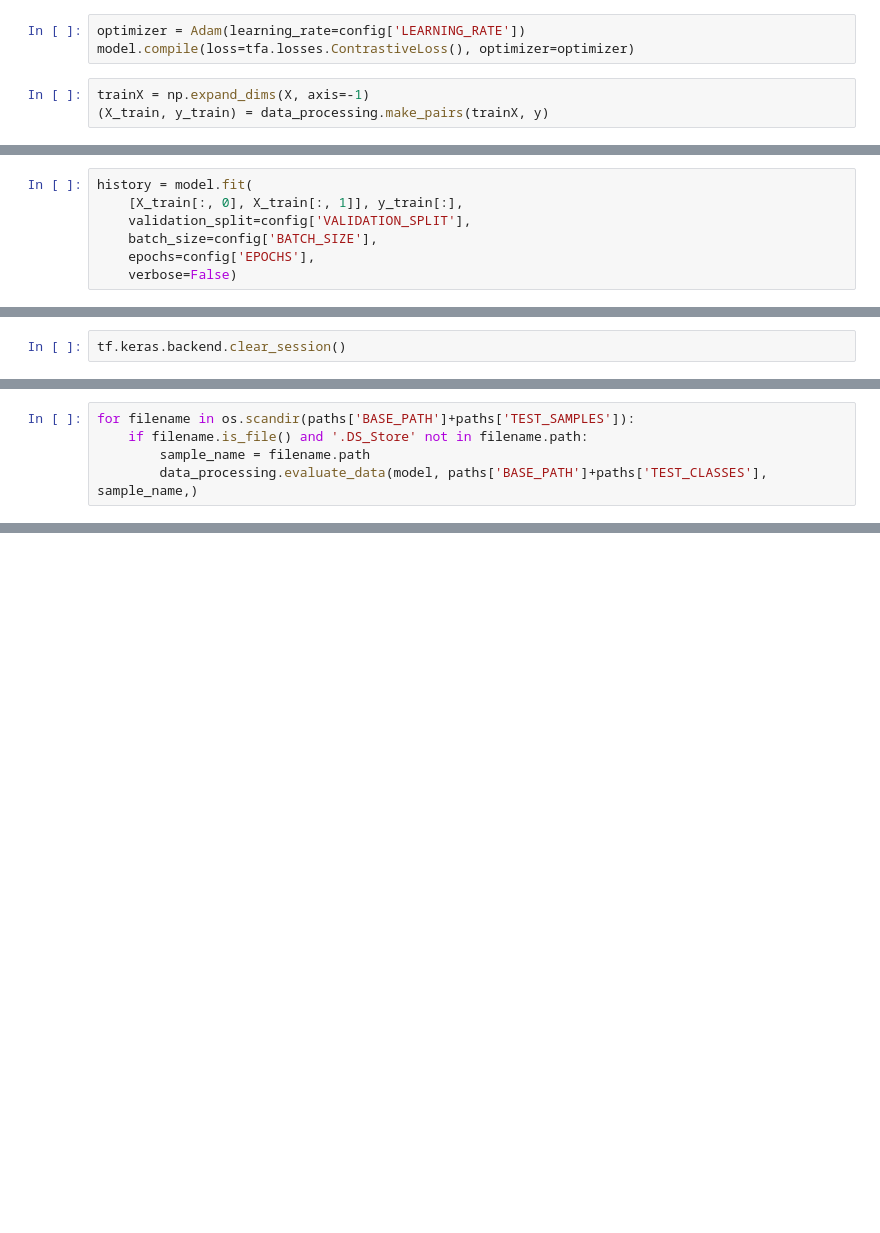
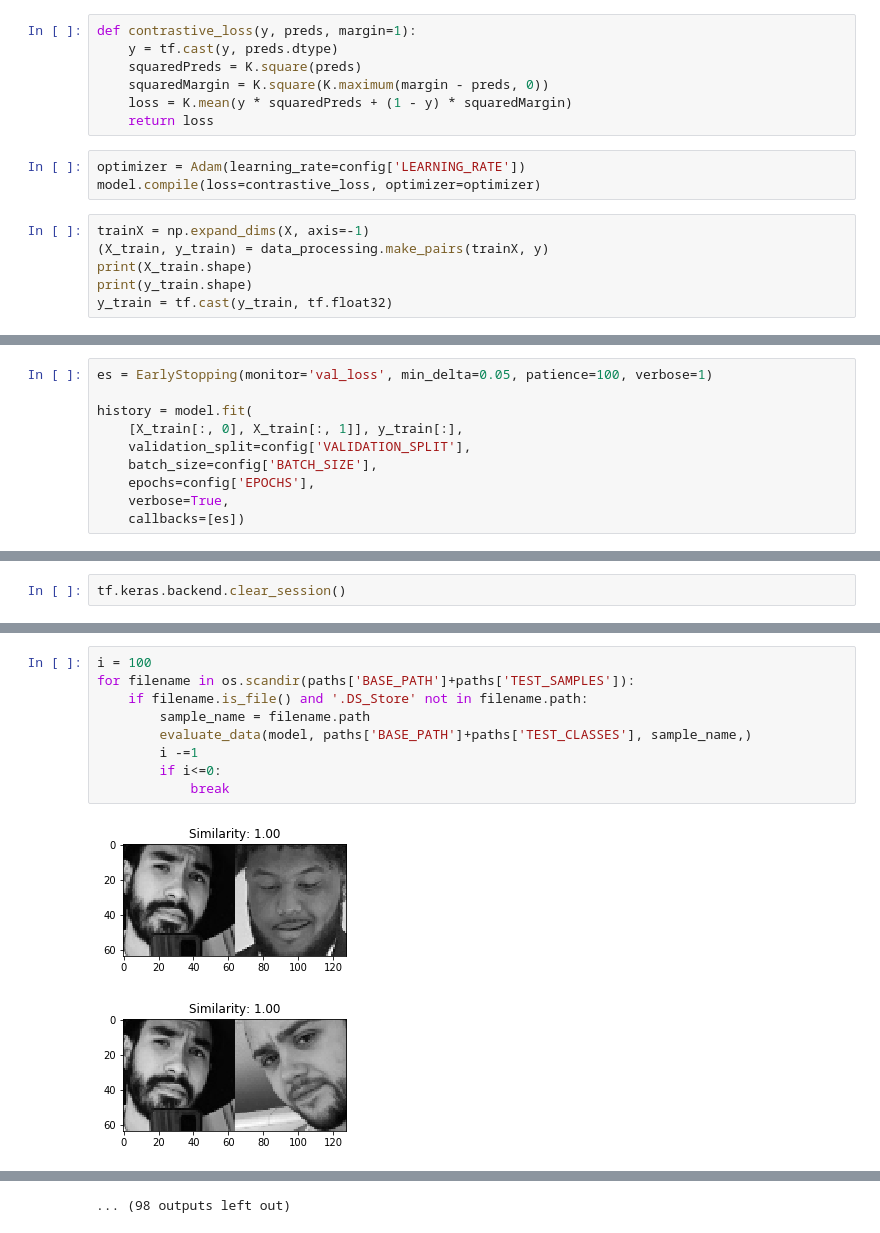
Before and after one commit to kripso/Neural_Networks, a Jupyter notebook: zadanie_II/train_model.ipynb, the cells around one changed output, grey strips where cells are left out. Saved outputs shown, nothing was run; the diff lists cells and outputs as text; blank space fills up the shorter version.

Commit message:
tweaking trainnig process

```diff
--- a/zadanie_II/train_model.ipynb
+++ b/zadanie_II/train_model.ipynb
@@ -98,6 +139,16 @@ model.summary()
+# %%
+def contrastive_loss(y, preds, margin=1):
+    y = tf.cast(y, preds.dtype)
+    squaredPreds = K.square(preds)
+    squaredMargin = K.square(K.maximum(margin - preds, 0))
+    loss = K.mean(y * squaredPreds + (1 - y) * squaredMargin)
+    return loss
 # %%
 optimizer = Adam(learning_rate=config['LEARNING_RATE'])
-model.compile(loss=tfa.losses.ContrastiveLoss(), optimizer=optimizer)
+model.compile(loss=contrastive_loss, optimizer=optimizer)
 # %%
 trainX = np.expand_dims(X, axis=-1)
 (X_train, y_train) = data_processing.make_pairs(trainX, y)
+print(X_train.shape)
+print(y_train.shape)
+y_train = tf.cast(y_train, tf.float32)
@@ -104,7 +158,10 @@ trainX = np.expand_dims(X, axis=-1)
 # %%
+es = EarlyStopping(monitor='val_loss', min_delta=0.05, patience=100, verbose=1)
+
 history = model.fit(
 	[X_train[:, 0], X_train[:, 1]], y_train[:],
 	validation_split=config['VALIDATION_SPLIT'],
 	batch_size=config['BATCH_SIZE'],
 	epochs=config['EPOCHS'],
-	verbose=False)
+    verbose=True,
+	callbacks=[es])
@@ -124,5 +258,12 @@ tf.keras.backend.clear_session()
 # %%
+i = 100
 for filename in os.scandir(paths['BASE_PATH']+paths['TEST_SAMPLES']):
     if filename.is_file() and '.DS_Store' not in filename.path:
         sample_name = filename.path
-        data_processing.evaluate_data(model, paths['BASE_PATH']+paths['TEST_CLASSES'], sample_name,)
+        evaluate_data(model, paths['BASE_PATH']+paths['TEST_CLASSES'], sample_name,)
+        i -=1
+        if i<=0:
+            break
+# %% [output]
+[figure, added]
+[figure, added]
@@ -128,0 +280 @@ for filename in os.scandir(paths['BASE_PATH']+paths['TEST_SAMPLES']):
+... (98 outputs left out)
```
Also changed, not shown: parts of 16 cells of this notebook, 3 other files.
